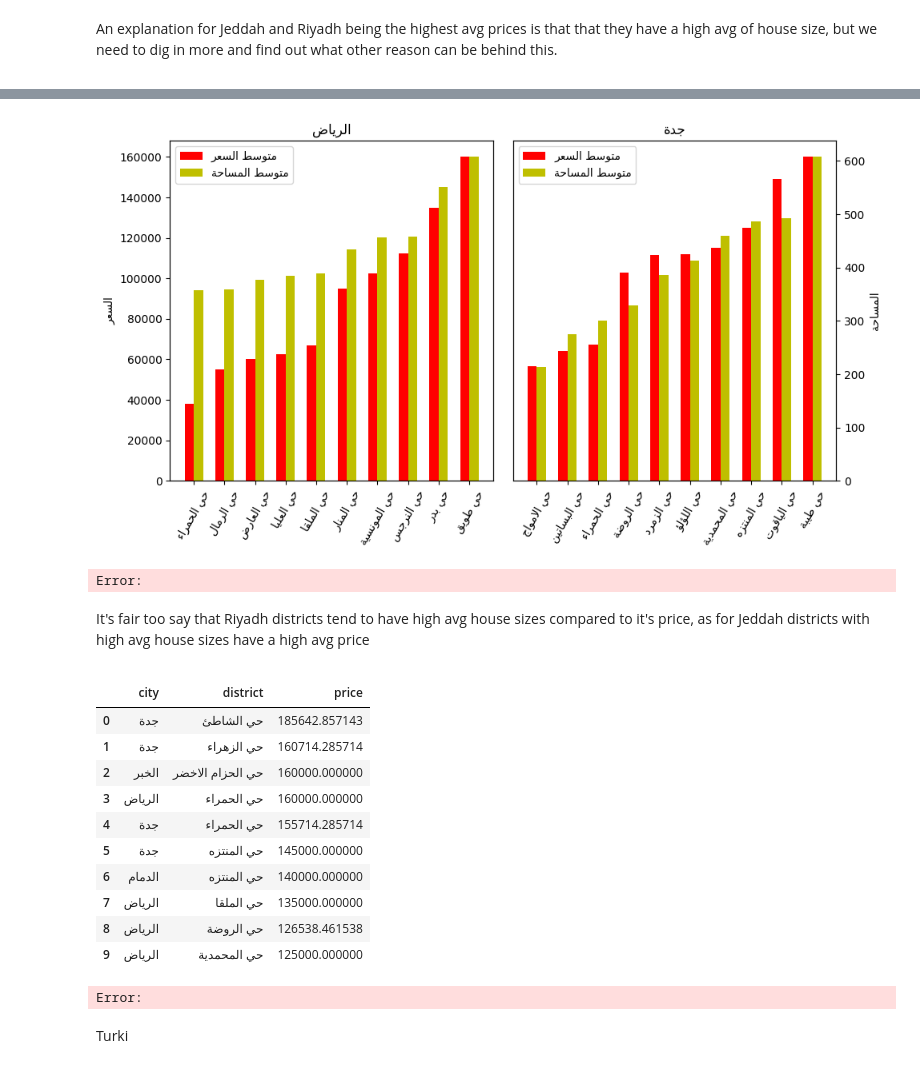
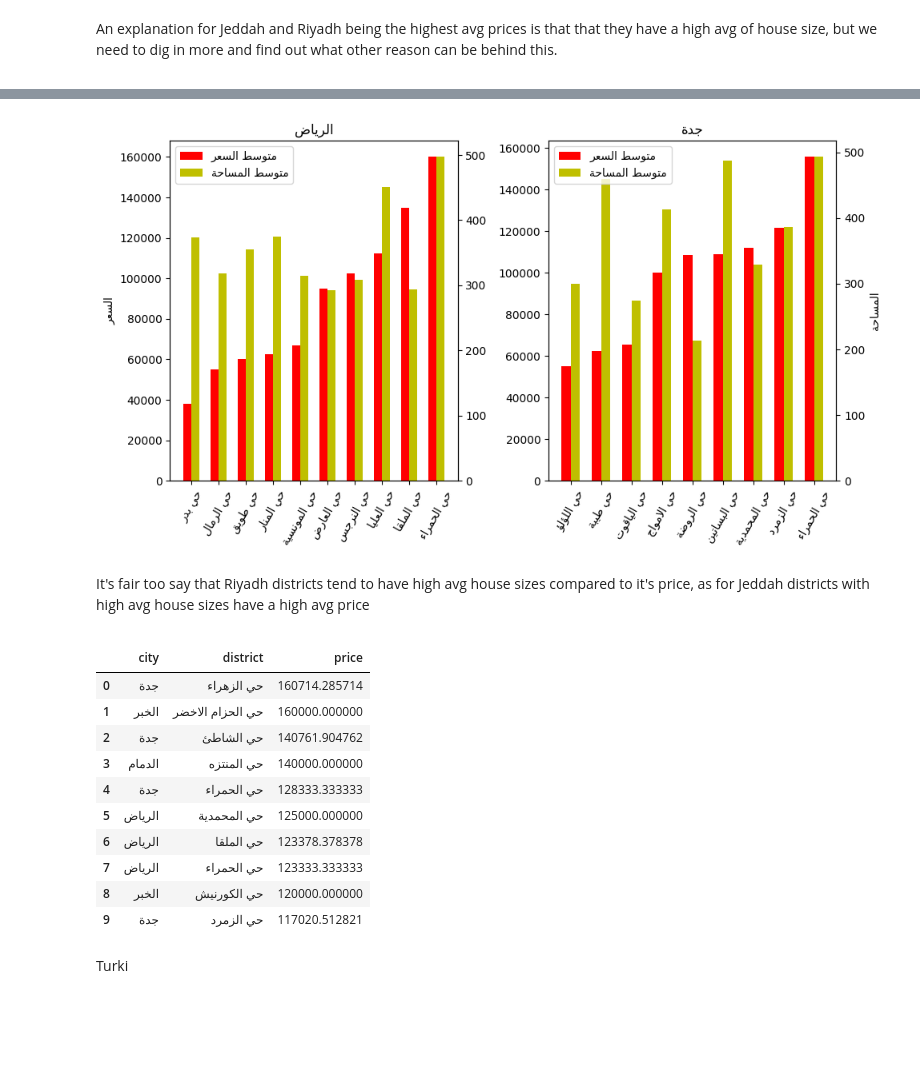
Before and after one commit to Turkinass/Aqar_Real_Estate_EDA, a Jupyter notebook: eda_raw.ipynb, the cells around one changed output, grey strips where cells are left out. Saved outputs shown, nothing was run; the diff lists cells and outputs as text; code cells hidden in the pictures; blank space fills up the shorter version.

```diff
--- a/eda_raw.ipynb
+++ b/eda_raw.ipynb
@@ -480,60 +474,58 @@ Error:
 # %%
-avg_size_dist = d_district.groupby(['city', 'district'])[['size', 'price']].mean().reset_index()
-riyadh = avg_size_dist.query("city == 'الرياض' & size < 500")
-jeddah = avg_size_dist.query("city == 'جدة' & price < 160000")
+avg_size_dist = d_district.groupby(['city', 'district'])[['size', 'price']].mean().reset_index().sort_values('price')
+riyadh = avg_size_dist.query("city == 'الرياض' & size < 600")
+jeddah = avg_size_dist.query("city == 'جدة' & price < 160000 & size < 600")
 
 plt.figure(figsize=(10,10))
 
 # RIYADH
 x = np.arange(len(riyadh))
 ax1 = plt.subplot(2,2,1)
 w = 0.3
 plt.title(plot_arabic(pd.Series('الرياض')))
 plt.xticks(x + w /2, plot_arabic(riyadh['district']), rotation='60')
-P =ax1.bar(x, riyadh['price'].sort_values(), width=w, color='r', align='center')
+P =ax1.bar(x, riyadh['price'], width=w, color='r', align='center')
 plt.ylabel(plot_arabic(pd.Series("السعر")))
 ax2 = ax1.twinx()
-S =ax2.bar(x + w, riyadh['size'].sort_values(), width=w,color='y',align='center')
-ax2.axes.yaxis.set_visible(False)
+S =ax2.bar(x + w, riyadh['size'], width=w,color='y',align='center')
+
 plt.legend([P, S], plot_arabic(pd.Series(['متوسط السعر', 'متوسط المساحة'])))
 
 
 # JEDDAH
 x = np.arange(len(jeddah))
 ax1 = plt.subplot(2,2,2)
 w = 0.3
 plt.title(plot_arabic(pd.Series('جدة')))
 plt.xticks(x + w /2, plot_arabic(jeddah['district']), rotation='60')
-P =ax1.bar(x, jeddah['price'].sort_values(), width=w, color='r', align='center')
-ax1.axes.yaxis.set_visible(False)
+P =ax1.bar(x, jeddah['price'], width=w, color='r', align='center')
+
 ax2 = ax1.twinx()
-S =ax2.bar(x + w, jeddah['size'].sort_values(), width=w,color='y',align='center')
+S =ax2.bar(x + w, jeddah['size'], width=w,color='y',align='center')
 plt.ylabel(plot_arabic(pd.Series("المساحة")))
 plt.legend([P, S], plot_arabic(pd.Series(['متوسط السعر', 'متوسط المساحة'])))
 
 plt.tight_layout()
 plt.show()
 # %% [output]
-[figure, old version]
+[figure, new version]
-Error:
 # %% [markdown]
 <P>It's fair too say that Riyadh districts tend to have high avg house sizes compared to it's price, as for Jeddah districts with high avg house sizes have a high avg price<P>
 # %%
-d_d2 = d_district.groupby(['city', 'district'])['price'].mean().sort_values(ascending=False).to_frame().head(10).reset_index()
-d_d2
+
+d_district.groupby(['city','district'])['price'].mean().sort_values(ascending=False).to_frame().reset_index().head(10)
 # %% [output]
 |  | city | district | price |
-| 0 | جدة | حي الشاطئ | 185642.857143 |
-| 1 | جدة | حي الزهراء | 160714.285714 |
-| 2 | الخبر | حي الحزام الاخضر | 160000.000000 |
-| 3 | الرياض | حي الحمراء | 160000.000000 |
-| 4 | جدة | حي الحمراء | 155714.285714 |
-| 5 | جدة | حي المنتزه | 145000.000000 |
-| 6 | الدمام | حي المنتزه | 140000.000000 |
-| 7 | الرياض | حي الملقا | 135000.000000 |
-| 8 | الرياض | حي الروضة | 126538.461538 |
-| 9 | الرياض | حي المحمدية | 125000.000000 |
+| 0 | جدة | حي الزهراء | 160714.285714 |
+| 1 | الخبر | حي الحزام الاخضر | 160000.000000 |
+| 2 | جدة | حي الشاطئ | 140761.904762 |
+| 3 | الدمام | حي المنتزه | 140000.000000 |
+| 4 | جدة | حي الحمراء | 128333.333333 |
+| 5 | الرياض | حي المحمدية | 125000.000000 |
+| 6 | الرياض | حي الملقا | 123378.378378 |
+| 7 | الرياض | حي الحمراء | 123333.333333 |
+| 8 | الخبر | حي الكورنيش | 120000.000000 |
+| 9 | جدة | حي الزمرد | 117020.512821 |
-Error:
 # %% [markdown]
 Turki
 # %%
```
Also changed, not shown: parts of 4 cells of this notebook, 10 other files.
